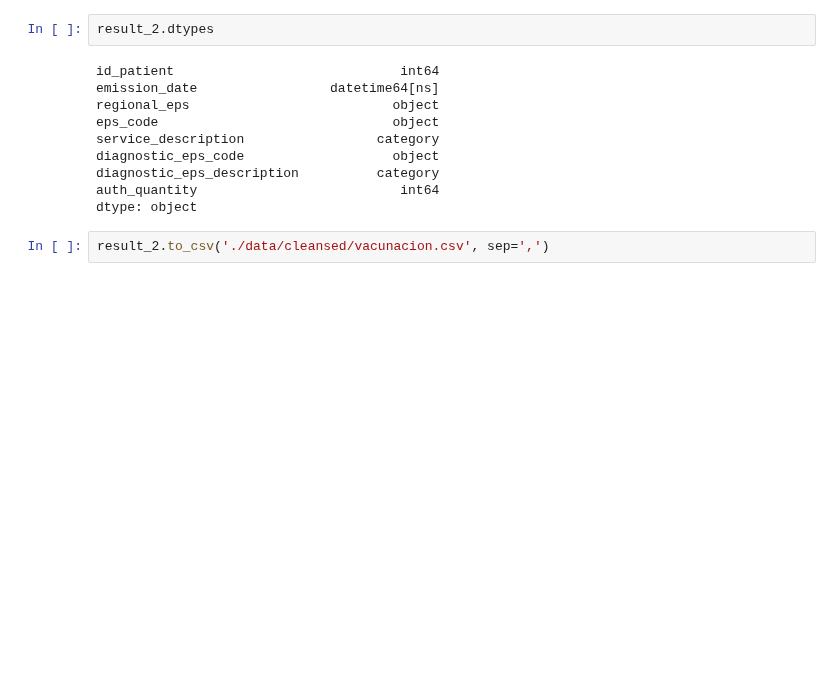
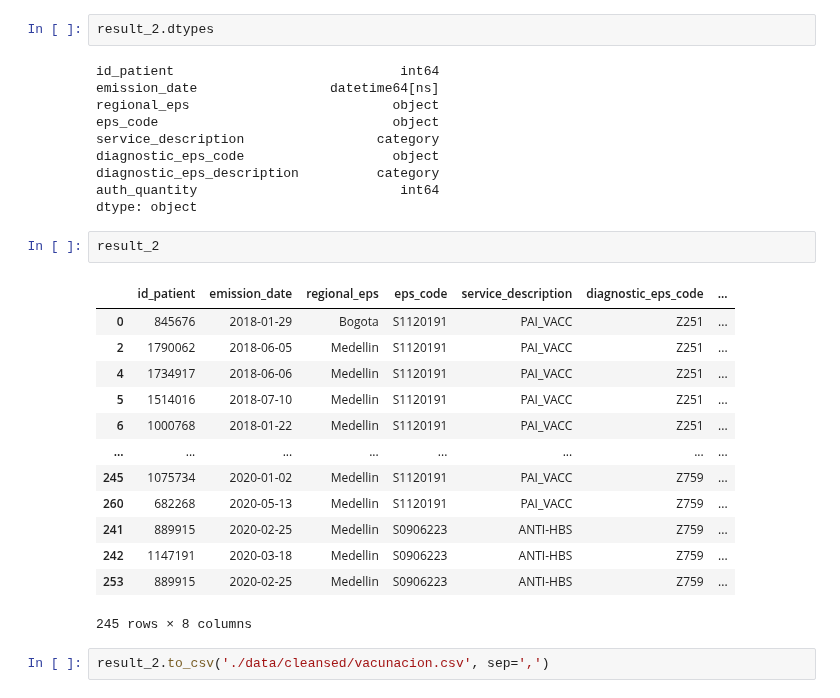
Before and after one commit to DS4A-T22/exploratory_data_analysis, a Jupyter notebook: EDA-Vaccination.ipynb, the cells around one changed output. Saved outputs shown, nothing was run; the diff lists cells and outputs as text; blank space fills up the shorter version.

```diff
--- a/EDA-Vaccination.ipynb
+++ b/EDA-Vaccination.ipynb
@@ -296,5 +296,21 @@ diagnostic_eps_code                   object
 diagnostic_eps_description          category
 auth_quantity                          int64
 dtype: object
+# %%
+result_2
+# %% [output]
+|  | id_patient | emission_date | regional_eps | eps_code | service_description | diagnostic_eps_code | ... |
+| 0 | 845676 | 2018-01-29 | Bogota | S1120191 | PAI_VACC | Z251 | ... |
+| 2 | 1790062 | 2018-06-05 | Medellin | S1120191 | PAI_VACC | Z251 | ... |
+| 4 | 1734917 | 2018-06-06 | Medellin | S1120191 | PAI_VACC | Z251 | ... |
+| 5 | 1514016 | 2018-07-10 | Medellin | S1120191 | PAI_VACC | Z251 | ... |
+| 6 | 1000768 | 2018-01-22 | Medellin | S1120191 | PAI_VACC | Z251 | ... |
+| ... | ... | ... | ... | ... | ... | ... | ... |
+| 245 | 1075734 | 2020-01-02 | Medellin | S1120191 | PAI_VACC | Z759 | ... |
+| 260 | 682268 | 2020-05-13 | Medellin | S1120191 | PAI_VACC | Z759 | ... |
+| 241 | 889915 | 2020-02-25 | Medellin | S0906223 | ANTI-HBS | Z759 | ... |
+| 242 | 1147191 | 2020-03-18 | Medellin | S0906223 | ANTI-HBS | Z759 | ... |
+| 253 | 889915 | 2020-02-25 | Medellin | S0906223 | ANTI-HBS | Z759 | ... |
+245 rows × 8 columns
 # %%
 result_2.to_csv('./data/cleansed/vacunacion.csv', sep=',')
```
Also changed, not shown: 1 other file.
